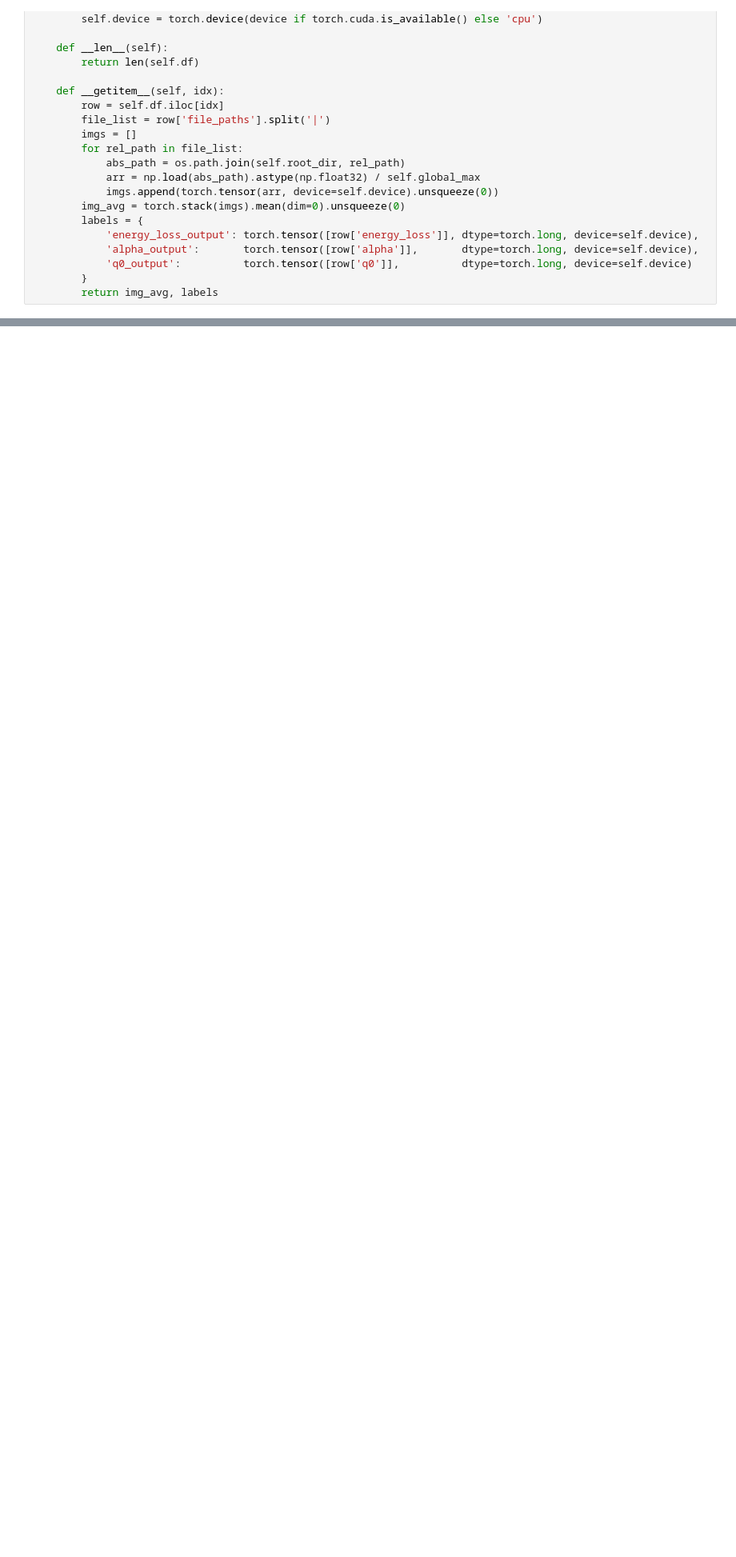
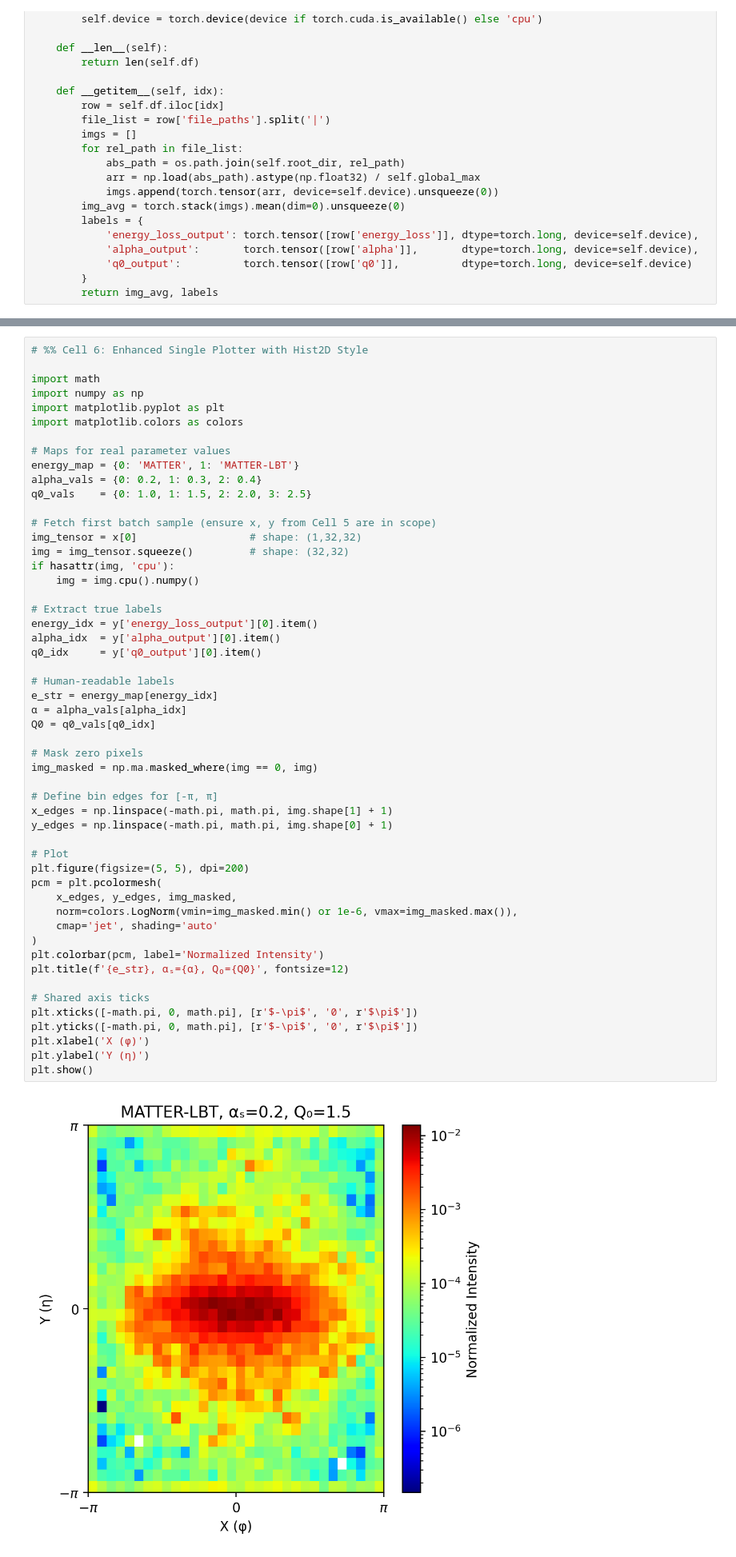
Before and after one commit to hmehryar/ml-jet-param-predictor, a Jupyter notebook: data/aggregattiing_loader.ipynb, the cells around one changed output, grey strips where cells are left out. Shown at 80% size. Saved outputs shown, nothing was run; the diff lists cells and outputs as text; blank space fills up the shorter version.

```diff
--- a/data/aggregattiing_loader.ipynb
+++ b/data/aggregattiing_loader.ipynb
@@ -173,3 +180,57 @@ plt.show()
+# %%
+# %% Cell 6: Enhanced Single Plotter with Hist2D Style
+
+import math
+import numpy as np
+import matplotlib.pyplot as plt
+import matplotlib.colors as colors
+
+# Maps for real parameter values
+energy_map = {0: 'MATTER', 1: 'MATTER-LBT'}
+alpha_vals = {0: 0.2, 1: 0.3, 2: 0.4}
+q0_vals    = {0: 1.0, 1: 1.5, 2: 2.0, 3: 2.5}
+
+# Fetch first batch sample (ensure x, y from Cell 5 are in scope)
+img_tensor = x[0]                  # shape: (1,32,32)
+img = img_tensor.squeeze()         # shape: (32,32)
+if hasattr(img, 'cpu'):
+    img = img.cpu().numpy()
+
+# Extract true labels
+energy_idx = y['energy_loss_output'][0].item()
+alpha_idx  = y['alpha_output'][0].item()
+q0_idx     = y['q0_output'][0].item()
+
+# Human-readable labels
+e_str = energy_map[energy_idx]
+α = alpha_vals[alpha_idx]
+Q0 = q0_vals[q0_idx]
+
+# Mask zero pixels
+img_masked = np.ma.masked_where(img == 0, img)
+
+# Define bin edges for [-π, π]
+x_edges = np.linspace(-math.pi, math.pi, img.shape[1] + 1)
+y_edges = np.linspace(-math.pi, math.pi, img.shape[0] + 1)
+
+# Plot
+plt.figure(figsize=(5, 5), dpi=200)
+pcm = plt.pcolormesh(
+    x_edges, y_edges, img_masked,
+    norm=colors.LogNorm(vmin=img_masked.min() or 1e-6, vmax=img_masked.max()),
+    cmap='jet', shading='auto'
+)
+plt.colorbar(pcm, label='Normalized Intensity')
+plt.title(f'{e_str}, αₛ={α}, Q₀={Q0}', fontsize=12)
+
+# Shared axis ticks
+plt.xticks([-math.pi, 0, math.pi], [r'$-\pi$', '0', r'$\pi$'])
+plt.yticks([-math.pi, 0, math.pi], [r'$-\pi$', '0', r'$\pi$'])
+plt.xlabel('X (φ)')
+plt.ylabel('Y (η)')
+plt.show()
+# %% [output]
+[figure, added]
 # %%
 # %% Cell 7: Grid of Hist2D Plots with Real Labels (12×10)
 
```
Also changed, not shown: parts of 8 cells of this notebook.
